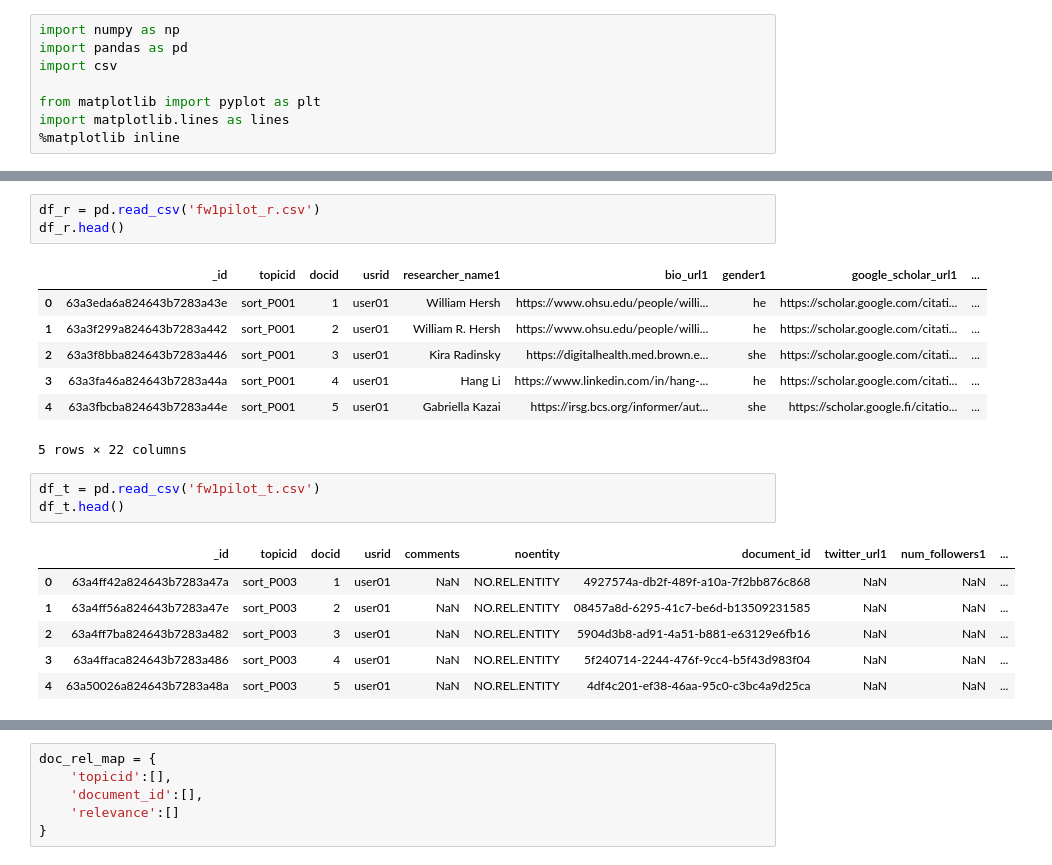
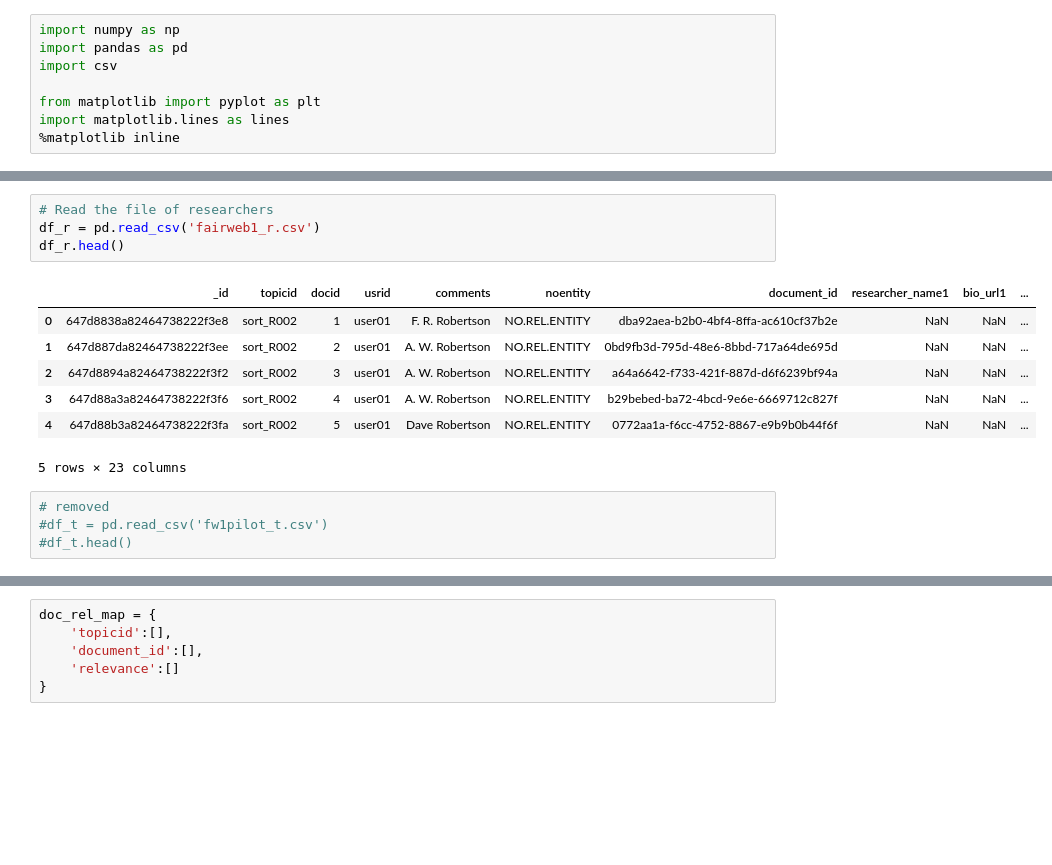
Before and after one commit to nactran/FairWebUtil, a Jupyter notebook: QrelGen.ipynb, the cells around one changed output, grey strips where cells are left out. Saved outputs shown, nothing was run; the diff lists cells and outputs as text; blank space fills up the shorter version.

```diff
--- a/QrelGen.ipynb
+++ b/QrelGen.ipynb
@@ -9,22 +38,17 @@ import matplotlib.lines as lines
 # %%
-df_r = pd.read_csv('fw1pilot_r.csv')
+# Read the file of researchers
+df_r = pd.read_csv('fairweb1_r.csv')
 df_r.head()
 # %% [output]
-|  | _id | topicid | docid | usrid | researcher_name1 | bio_url1 | gender1 | google_scholar_url1 | ... |
-| 0 | 63a3eda6a824643b7283a43e | sort_P001 | 1 | user01 | William Hersh | https://www.ohsu.edu/people/willi... | he | https://scholar.google.com/citati... | ... |
-| 1 | 63a3f299a824643b7283a442 | sort_P001 | 2 | user01 | William R. Hersh | https://www.ohsu.edu/people/willi... | he | https://scholar.google.com/citati... | ... |
-| 2 | 63a3f8bba824643b7283a446 | sort_P001 | 3 | user01 | Kira Radinsky | https://digitalhealth.med.brown.e... | she | https://scholar.google.com/citati... | ... |
-| 3 | 63a3fa46a824643b7283a44a | sort_P001 | 4 | user01 | Hang Li | https://www.linkedin.com/in/hang-... | he | https://scholar.google.com/citati... | ... |
-| 4 | 63a3fbcba824643b7283a44e | sort_P001 | 5 | user01 | Gabriella Kazai | https://irsg.bcs.org/informer/aut... | she | https://scholar.google.fi/citatio... | ... |
+|  | _id | topicid | docid | usrid | comments | noentity | document_id | researcher_name1 | bio_url1 | ... |
+| 0 | 647d8838a82464738222f3e8 | sort_R002 | 1 | user01 | F. R. Robertson | NO.REL.ENTITY | dba92aea-b2b0-4bf4-8ffa-ac610cf37b2e | NaN | NaN | ... |
+| 1 | 647d887da82464738222f3ee | sort_R002 | 2 | user01 | A. W. Robertson | NO.REL.ENTITY | 0bd9fb3d-795d-48e6-8bbd-717a64de695d | NaN | NaN | ... |
+| 2 | 647d8894a82464738222f3f2 | sort_R002 | 3 | user01 | A. W. Robertson | NO.REL.ENTITY | a64a6642-f733-421f-887d-d6f6239bf94a | NaN | NaN | ... |
+| 3 | 647d88a3a82464738222f3f6 | sort_R002 | 4 | user01 | A. W. Robertson | NO.REL.ENTITY | b29bebed-ba72-4bcd-9e6e-6669712c827f | NaN | NaN | ... |
+| 4 | 647d88b3a82464738222f3fa | sort_R002 | 5 | user01 | Dave Robertson | NO.REL.ENTITY | 0772aa1a-f6cc-4752-8867-e9b9b0b44f6f | NaN | NaN | ... |
-5 rows × 22 columns
+5 rows × 23 columns
 # %%
-df_t = pd.read_csv('fw1pilot_t.csv')
-df_t.head()
+# removed
+#df_t = pd.read_csv('fw1pilot_t.csv')
+#df_t.head()
-# %% [output]
-|  | _id | topicid | docid | usrid | comments | noentity | document_id | twitter_url1 | num_followers1 | ... |
-| 0 | 63a4ff42a824643b7283a47a | sort_P003 | 1 | user01 | NaN | NO.REL.ENTITY | 4927574a-db2f-489f-a10a-7f2bb876c868 | NaN | NaN | ... |
-| 1 | 63a4ff56a824643b7283a47e | sort_P003 | 2 | user01 | NaN | NO.REL.ENTITY | 08457a8d-6295-41c7-be6d-b13509231585 | NaN | NaN | ... |
-| 2 | 63a4ff7ba824643b7283a482 | sort_P003 | 3 | user01 | NaN | NO.REL.ENTITY | 5904d3b8-ad91-4a51-b881-e63129e6fb16 | NaN | NaN | ... |
-| 3 | 63a4ffaca824643b7283a486 | sort_P003 | 4 | user01 | NaN | NO.REL.ENTITY | 5f240714-2244-476f-9cc4-b5f43d983f04 | NaN | NaN | ... |
-| 4 | 63a50026a824643b7283a48a | sort_P003 | 5 | user01 | NaN | NO.REL.ENTITY | 4df4c201-ef38-46aa-95c0-c3bc4a9d25ca | NaN | NaN | ... |
 # %%
```
Also changed, not shown: parts of 15 cells of this notebook.
